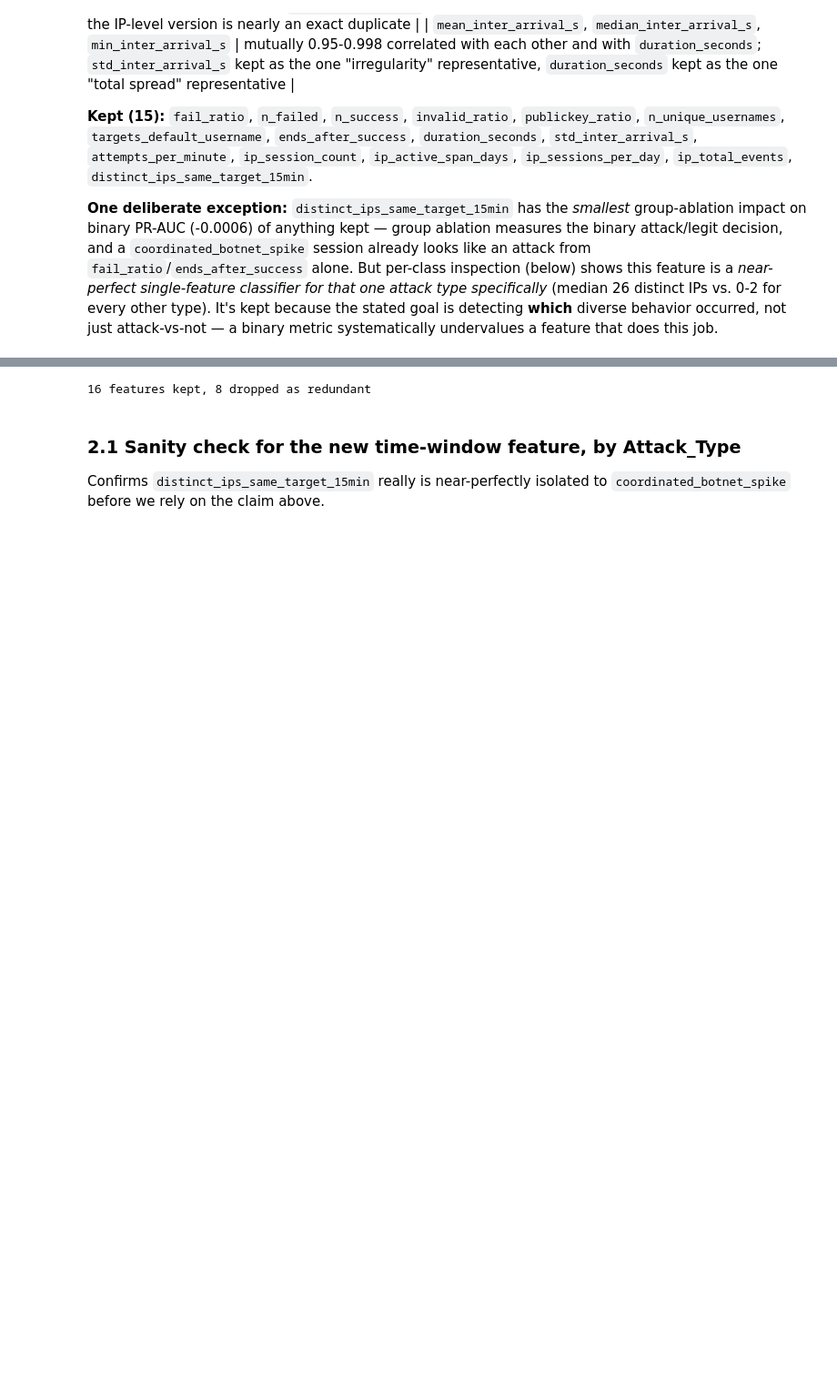
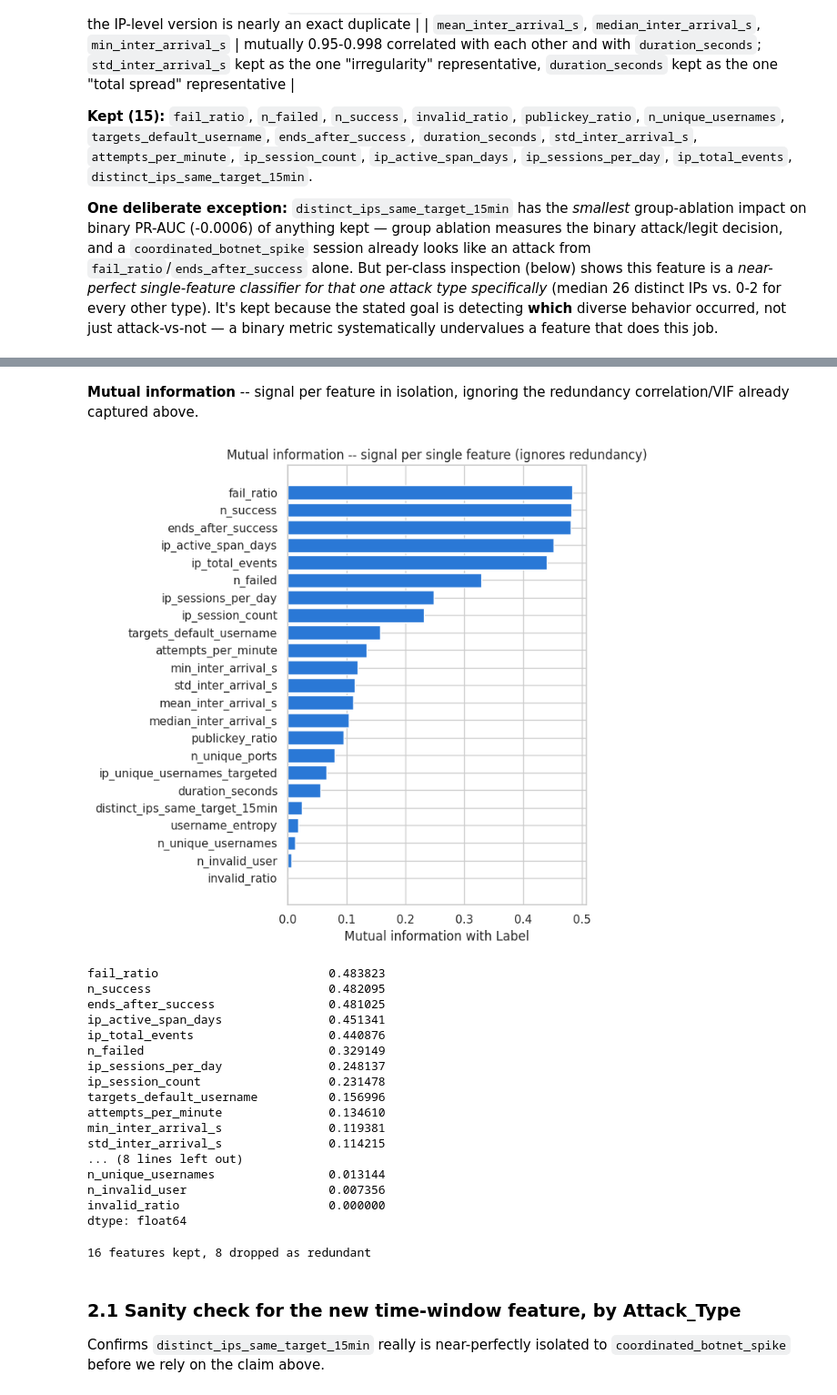
Before and after one commit to JJ-eiei/SSH_ML, a Jupyter notebook: v3/ssh_bruteforce_pipeline_v3_executed.ipynb, the cells around one changed output, grey strips where cells are left out. Shown at 91% size. Cells and saved outputs as stored; diff of their text form; code cells hidden in the pictures; blank space fills up the shorter version.

```diff
--- a/v3/ssh_bruteforce_pipeline_v3_executed.ipynb
+++ b/v3/ssh_bruteforce_pipeline_v3_executed.ipynb
@@ -108,3 +247,39 @@ systematically undervalues a feature that does this job.
+# %% [markdown]
+**Mutual information** -- signal per feature in isolation, ignoring the redundancy correlation/VIF already captured above.
+# %%
+from sklearn.feature_selection import mutual_info_classif
+
+mi = pd.Series(
+    mutual_info_classif(features[ALL_CANDIDATES].fillna(0), features["Label"], random_state=RANDOM_STATE),
+    index=ALL_CANDIDATES,
+).sort_values(ascending=False)
+
+fig, ax = plt.subplots(figsize=(7, 7))
+ax.barh(mi.index[::-1], mi.values[::-1], color="#2a78d6")
+ax.set_xlabel("Mutual information with Label")
+ax.set_title("Mutual information -- signal per single feature (ignores redundancy)")
+plt.tight_layout()
+plt.show()
+mi
+# %% [output]
+[figure, added]
+fail_ratio                        0.483823
+n_success                         0.482095
+ends_after_success                0.481025
+ip_active_span_days               0.451341
+ip_total_events                   0.440876
+n_failed                          0.329149
+ip_sessions_per_day               0.248137
+ip_session_count                  0.231478
+targets_default_username          0.156996
+attempts_per_minute               0.134610
+min_inter_arrival_s               0.119381
+std_inter_arrival_s               0.114215
+... (8 lines left out)
+n_unique_usernames                0.013144
+n_invalid_user                    0.007356
+invalid_ratio                     0.000000
+dtype: float64
 # %%
 DROPPED_REDUNDANT = [
     "n_events", "n_invalid_user", "username_entropy", "n_unique_ports",
```
Also changed, not shown: parts of 16 cells of this notebook, 17 other files.
